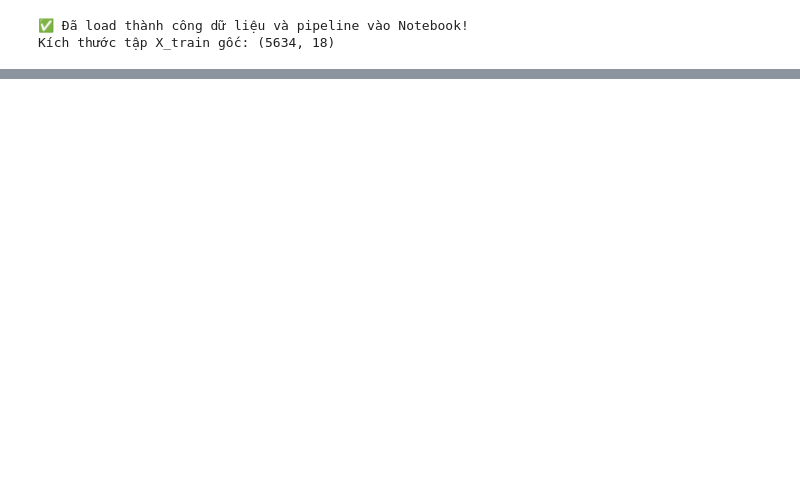
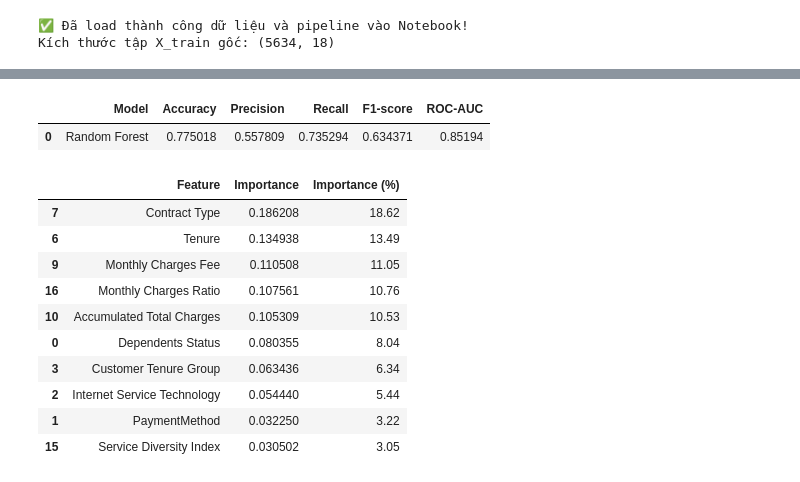
Before and after one commit to HuynhGiaBao06/Project_ADY201m_GR01_AI2009_H1, a Jupyter notebook: notebooks/03_tree_models_train.ipynb, the cells around one changed output, grey strips where cells are left out. Cells and saved outputs as stored; diff of their text form; code cells hidden in the pictures; blank space fills up the shorter version.

```diff
--- a/notebooks/03_tree_models_train.ipynb
+++ b/notebooks/03_tree_models_train.ipynb
@@ -29,0 +70,74 @@ Kích thước tập X_train gốc: (5634, 18)
+# %%
+rf_results = pd.DataFrame({
+    "Model": ["Random Forest"],
+    "Accuracy": [accuracy_score(y_test, y_pred)],
+    "Precision": [precision_score(y_test, y_pred)],
+    "Recall": [recall_score(y_test, y_pred)],
+    "F1-score": [f1_score(y_test, y_pred)],
+    "ROC-AUC": [roc_auc_score(y_test, y_prob)]
+})
+
+rf_results
+# %% [output]
+|  | Model | Accuracy | Precision | Recall | F1-score | ROC-AUC |
+| 0 | Random Forest | 0.775018 | 0.557809 | 0.735294 | 0.634371 | 0.85194 |
+# %%
+# Create Feature Importance DataFrame
+importance_df = pd.DataFrame({
+    "Feature": X_train.columns,
+    "Importance": rf_model.feature_importances_
+})
+
+# Remove pipeline prefixes
+importance_df['Feature'] = (
+    importance_df['Feature']
+    .str.replace('remainder__', '', regex=False)
+    .str.replace('encoder__', '', regex=False)
+)
+
+# Academic-friendly feature names
+academic_mapping = {
+    'Contract': 'Contract Type',
+    'tenure_group': 'Customer Tenure Group',
+    'Dependents': 'Dependents Status',
+    'InternetService': 'Internet Service Technology',
+    'TechSupport': 'Technical Support Opt-in',
+    'MonthlyCharges': 'Monthly Charges Fee',
+    'TotalCharges': 'Accumulated Total Charges',
+    'monthly_charges_ratio': 'Monthly Charges Ratio',
+    'service_diversity': 'Service Diversity Index',
+    'is_paperless_electronic': 'Paperless & Auto-Payment Combination'
+}
+
+# Apply mapping dictionary
+importance_df["Feature"] = (
+    importance_df["Feature"]
+    .map(academic_mapping)
+    .fillna(importance_df["Feature"])
+)
+
+# Sort by importance
+importance_df = importance_df.sort_values(
+    by="Importance",
+    ascending=False
+)
+
+# Convert to percentage
+importance_df["Importance (%)"] = (
+    importance_df["Importance"] * 100
+).round(2)
+
+# Display Top 10
+importance_df.head(10)
+# %% [output]
+|  | Feature | Importance | Importance (%) |
+| 7 | Contract Type | 0.186208 | 18.62 |
+| 6 | Tenure | 0.134938 | 13.49 |
+| 9 | Monthly Charges Fee | 0.110508 | 11.05 |
+| 16 | Monthly Charges Ratio | 0.107561 | 10.76 |
+| 10 | Accumulated Total Charges | 0.105309 | 10.53 |
+| 0 | Dependents Status | 0.080355 | 8.04 |
+| 3 | Customer Tenure Group | 0.063436 | 6.34 |
+| 2 | Internet Service Technology | 0.054440 | 5.44 |
+| 1 | PaymentMethod | 0.032250 | 3.22 |
+| 15 | Service Diversity Index | 0.030502 | 3.05 |
```
Also changed, not shown: parts of 5 cells of this notebook.
